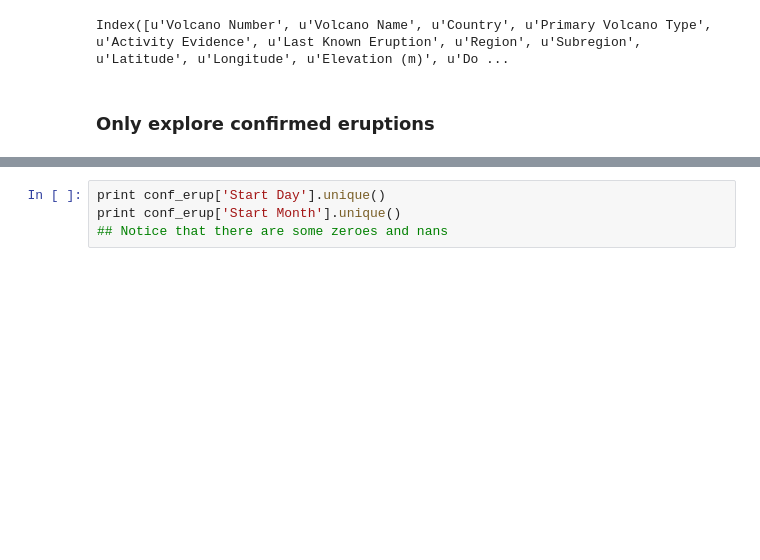
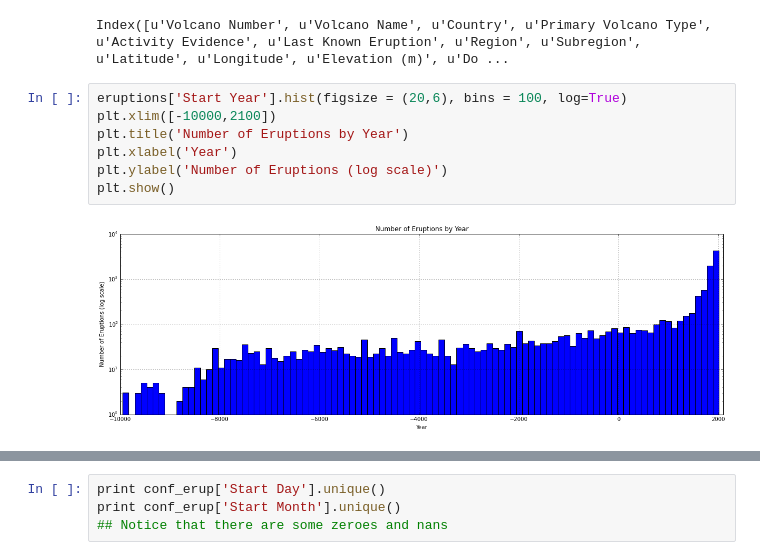
Before and after one commit to sokolo986/CS109_Volcano, a Jupyter notebook: Data CleanUp.ipynb, the cells around one changed output, grey strips where cells are left out. Drawn from its saved outputs; the diff is of its cells as text; blank space fills up the shorter version.

```diff
--- a/Data CleanUp.ipynb
+++ b/Data CleanUp.ipynb
@@ -22,5 +70,12 @@ Index([u'Volcano Number', u'Volcano Name', u'Eruption Number', u'Eruption Catego
 volcanoes.columns
 # %% [output]
 Index([u'Volcano Number', u'Volcano Name', u'Country', u'Primary Volcano Type', u'Activity Evidence', u'Last Known Eruption', u'Region', u'Subregion', u'Latitude', u'Longitude', u'Elevation (m)', u'Do ...
-# %% [markdown]
-### Only explore confirmed eruptions
+# %%
+eruptions['Start Year'].hist(figsize = (20,6), bins = 100, log=True)
+plt.xlim([-10000,2100])
+plt.title('Number of Eruptions by Year')
+plt.xlabel('Year')
+plt.ylabel('Number of Eruptions (log scale)')
+plt.show()
+# %% [output]
+[figure, added]
```
Also changed, not shown: parts of 34 cells of this notebook.
